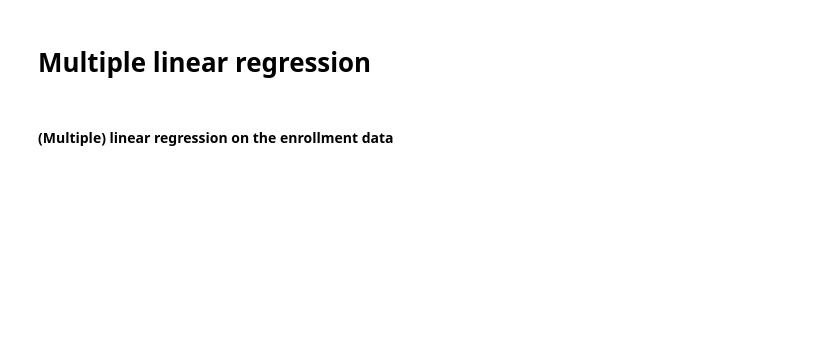
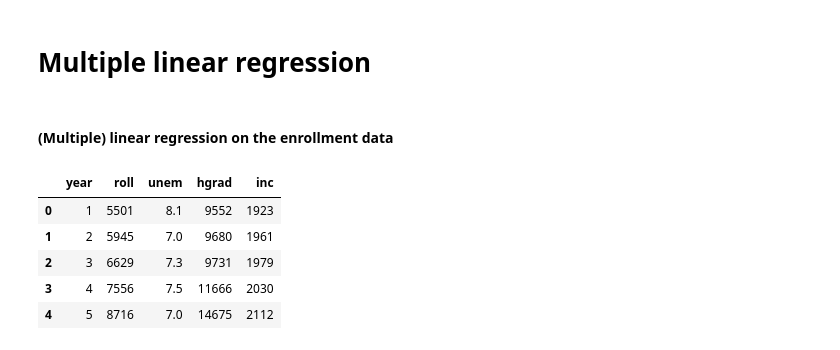
Before and after one commit to flvyu/python-for-data-science-and-machine-learning-essential-training-part-2-3016934, a Jupyter notebook: notebooks/02_02_b.ipynb, the cells around one changed output. Cells and saved outputs as stored; diff of their text form; code cells hidden in the pictures; blank space fills up the shorter version.

```diff
--- a/notebooks/02_02_b.ipynb
+++ b/notebooks/02_02_b.ipynb
@@ -20,3 +20,15 @@ rcParams['figure.figsize'] = 5, 4
 sns.set_style('whitegrid')
 # %% [markdown]
 #### (Multiple) linear regression on the enrollment data
+# %%
+address = '/workspaces/python-for-data-science-and-machine-learning-essential-training-part-2-3016934/data/enrollment_forecast.csv'
+enroll = pd.read_csv(address)
+enroll.columns = ['year', 'roll', 'unem', 'hgrad', 'inc']
+enroll.head()
+# %% [output]
+|  | year | roll | unem | hgrad | inc |
+| 0 | 1 | 5501 | 8.1 | 9552 | 1923 |
+| 1 | 2 | 5945 | 7.0 | 9680 | 1961 |
+| 2 | 3 | 6629 | 7.3 | 9731 | 1979 |
+| 3 | 4 | 7556 | 7.5 | 11666 | 2030 |
+| 4 | 5 | 8716 | 7.0 | 14675 | 2112 |
```
Also changed, not shown: parts of 5 cells of this notebook.
